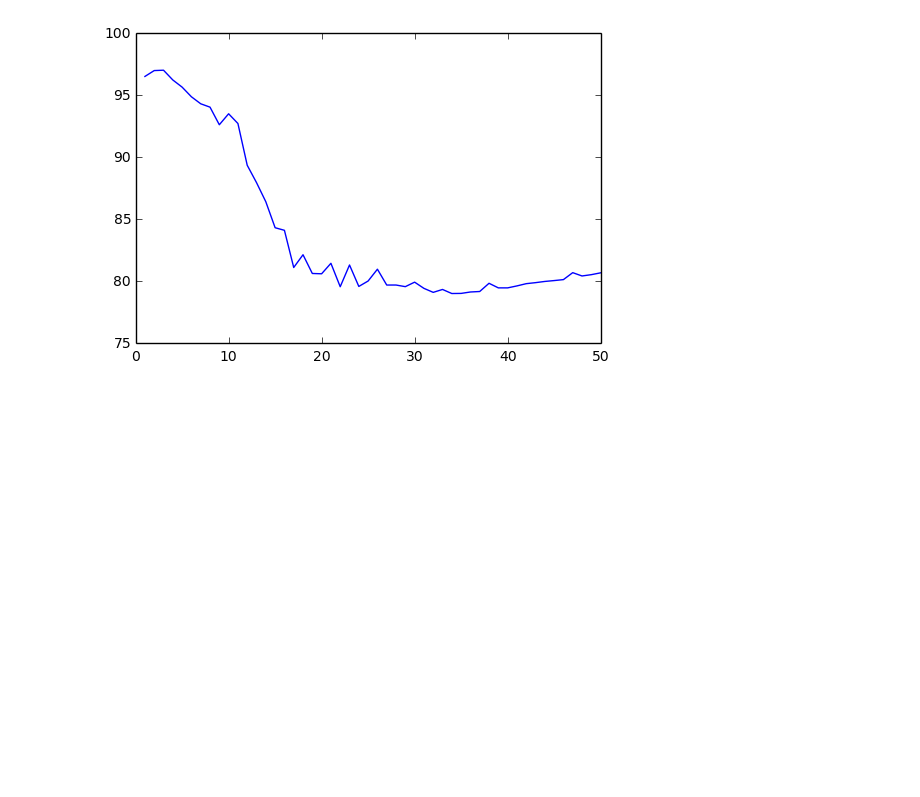
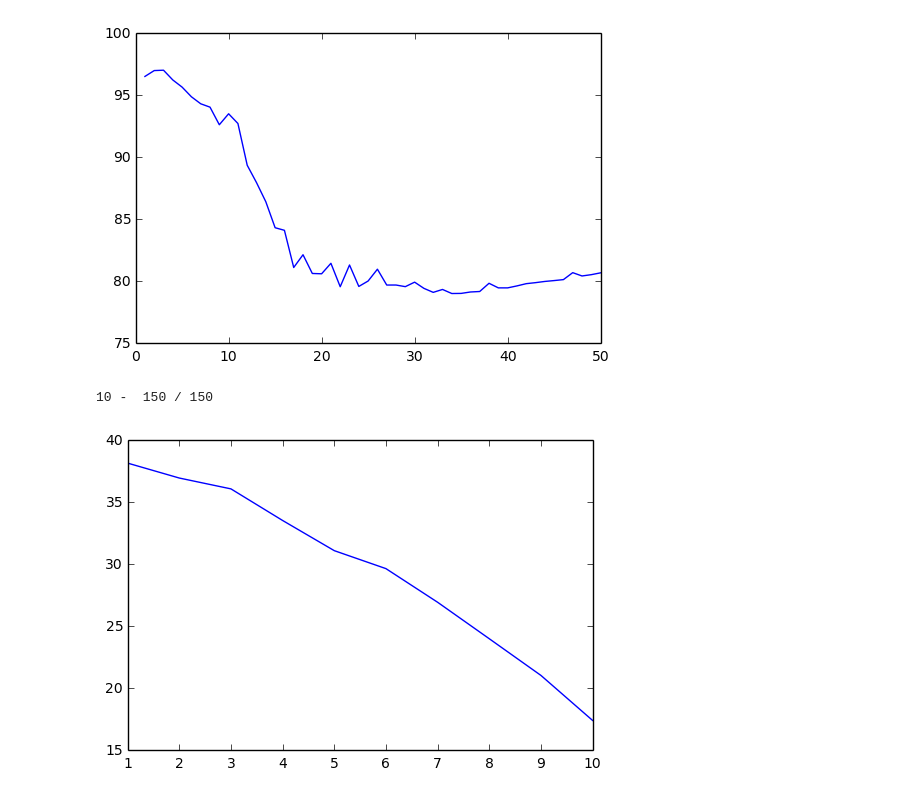
Before and after one commit to archangel777/DatabaseCompression, a Jupyter notebook: compressor.ipynb, the cells around one changed output. Cells and saved outputs as stored; diff of their text form; code cells hidden in the pictures; blank space fills up the shorter version.

```diff
--- a/compressor.ipynb
+++ b/compressor.ipynb
@@ -215,13 +215,13 @@ class MyModel:
         data_space = (self.m * self.n - self.totalRems) * self.data_size + self.totalRems
         final_space = data_space + (self.m * self.n_gauss * (self.m + 1) + self.n_gauss) * self.data_size
 
-        self.relative_data_space = data_space/original_space * 100
-        self.relative_final_space = final_space/original_space * 100
+        self.compression = (1-data_space/original_space) * 100
+        self.raw_compression = (1-final_space/original_space) * 100
 
     def print_statistics(self):
         print '\n----------------------------------------------'
         print '\nTotal rems: {}'.format(self.totalRems)
-        print 'Rem percentage: {:.2f}%'.format(self.totalRems/(self.n*self.m) * 100)
+        print '\nRem percentage: {:.2f}%'.format(self.totalRems/(self.n*self.m) * 100)
         print '\n----------------------------------------------'
 
     def print_times(self):
@@ -234,15 +234,15 @@ class MyModel:
 
     def print_final_space(self):
         print '\n----------------------------------------------'
-        print 'Percentage relative to original: {:.2f}%'.format(self.relative_final_space)
-        print 'Percentage without the matrices: {:.2f}%'.format(self.relative_data_space)
+        print 'Compression: {:.2f}%'.format(self.compression)
+        print 'Compression without the matrices: {:.2f}%'.format(self.raw_compression)
         print '\n----------------------------------------------'
 # %%
-model = MyModel(n_gauss=40, err=0.01)
+model = MyModel(n_gauss=3, err=0.05)
 #model.load_data('iris_complete')
 #model.load_data('iris')
-model.load_data('tpc-h-5k')
-#model.load_data('tpc-h-full')
+#model.load_data('tpc-h-5k')
+model.load_data('tpc-h-full')
 # %%
 model.train()
 
@@ -300,3 +282,24 @@ plot_gauss(50, 10, 'tpc-h-5k', 0.01)
 # %% [output]
 50 -  5000 / 5000
 [figure]
+# %%
+def plot_gauss(n, repeat, dataset, e):
+    x = [i+1 for i in range(n)]
+    y = []
+    for i in x:
+        model = MyModel(n_gauss=i, err=e)
+        model.load_data(dataset)
+        mean = 0
+        for j in range(repeat):
+            model.train()
+            model.run(prefix='{} - '.format(i))
+            mean += model.relative_final_space
+        y.append(100 - mean/repeat)
+
+    plt.plot(x, y)
+    plt.show()
+
+plot_gauss(10, 10, 'iris', 0.05)
+# %% [output]
+10 -  150 / 150
+[figure, added]
```
Also changed, not shown: parts of 1 cell of this notebook, 2 other files.
